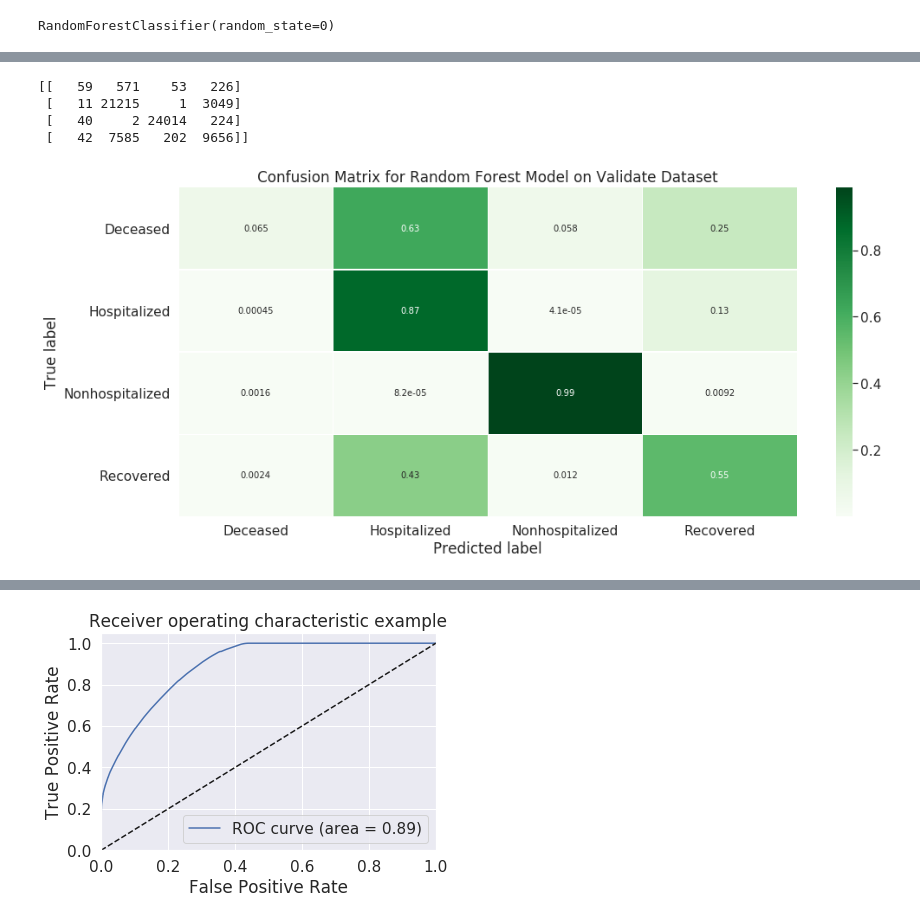
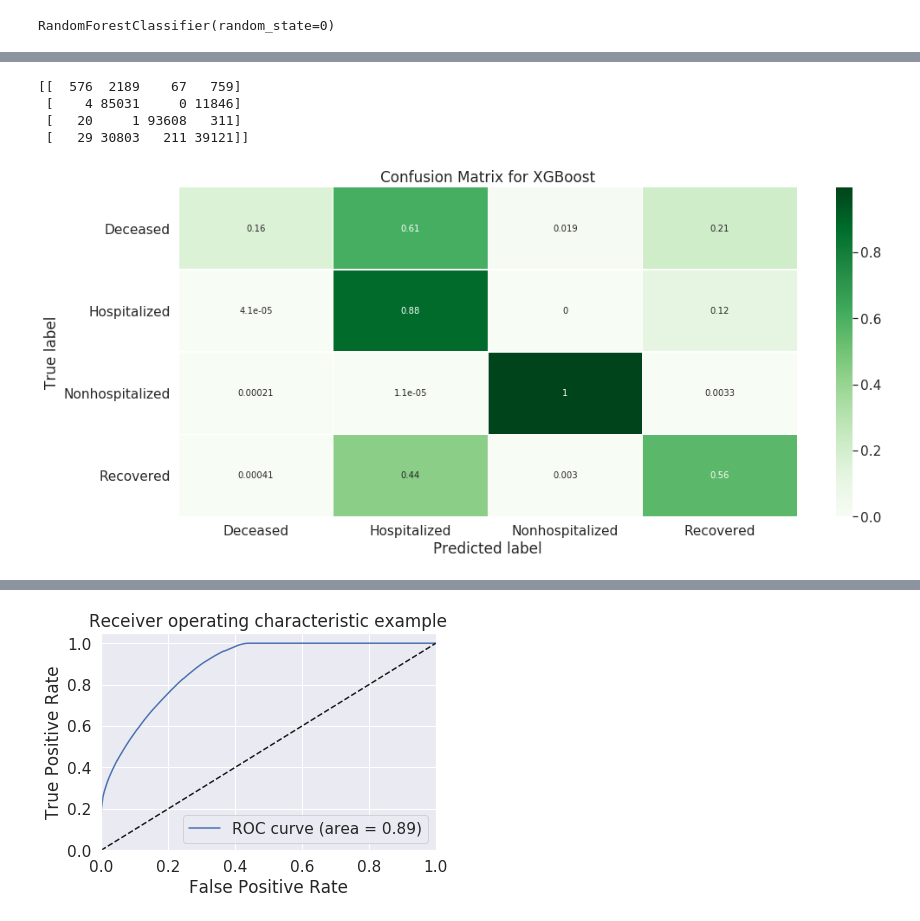
Before and after one commit to reubenwasser/459-final-project, a Jupyter notebook: src/main.ipynb, the cells around one changed output, grey strips where cells are left out. Drawn from its saved outputs; the diff is of its cells as text; code cells hidden in the pictures.

```diff
--- a/src/main.ipynb
+++ b/src/main.ipynb
@@ -6 +55,22 @@ import pickle
+# %%
+def plotConfusionMatrix(matrix, output):
+    matrix = matrix.astype('float') / matrix.sum(axis=1)[:, np.newaxis]
+
+    # Build the plot
+    plt.figure(figsize=(16,7))
+    sns.set(font_scale=1.4)
+    sns.heatmap(matrix, annot=True, annot_kws={'size':10},
+                cmap=plt.cm.Greens, linewidths=0.2)
+
+    # Add labels to the plot
+    class_names = ['Deceased', 'Hospitalized', 'Nonhospitalized',
+                'Recovered']
+    tick_marks = np.arange(len(class_names)) + 0.5
+    tick_marks2 = tick_marks
+    plt.xticks(tick_marks, class_names, rotation=0)
+    plt.yticks(tick_marks2, class_names, rotation=0)
+    plt.xlabel('Predicted label')
+    plt.ylabel('True label')
+    plt.title('Confusion Matrix for XGBoost')
+    plt.savefig(output)
 # %%
@@ -111,29 +149,13 @@ plt.savefig("../plots/rf_train_cm.png")
-# %%
-# Get and reshape confusion matrix data
-matrix = confusion_matrix(validate_y, validate_predicted)
-print(matrix)
-matrix = matrix.astype('float') / matrix.sum(axis=1)[:, np.newaxis]
-
-# Build the plot
-plt.figure(figsize=(16,7))
-sns.set(font_scale=1.4)
-sns.heatmap(matrix, annot=True, annot_kws={'size':10},
-            cmap=plt.cm.Greens, linewidths=0.2)
-
-# Add labels to the plot
-class_names = ['Deceased', 'Hospitalized', 'Nonhospitalized',
-               'Recovered']
-tick_marks = np.arange(len(class_names)) + 0.5
-tick_marks2 = tick_marks
-plt.xticks(tick_marks, class_names, rotation=0)
-plt.yticks(tick_marks2, class_names, rotation=0)
-plt.xlabel('Predicted label')
-plt.ylabel('True label')
-plt.title('Confusion Matrix for Random Forest Model on Validate Dataset')
-plt.savefig("../plots/rf_validate_cm.png")
-# %% [output]
-[[   59   571    53   226]
- [   11 21215     1  3049]
- [   40     2 24014   224]
- [   42  7585   202  9656]]
-[figure, removed]
+# %%
+# Get and reshape confusion matrix data
+matrix = confusion_matrix(train_y, train_predicted)
+print(matrix)
+matrix = matrix.astype('float') / matrix.sum(axis=1)[:, np.newaxis]
+
+plotConfusionMatrix(matrix, "../plots/rf_train_cm.png")
+# %% [output]
+[[  576  2189    67   759]
+ [    4 85031     0 11846]
+ [   20     1 93608   311]
+ [   29 30803   211 39121]]
+[figure, added]
```
Also changed, not shown: parts of 19 cells of this notebook, 18 other files.
